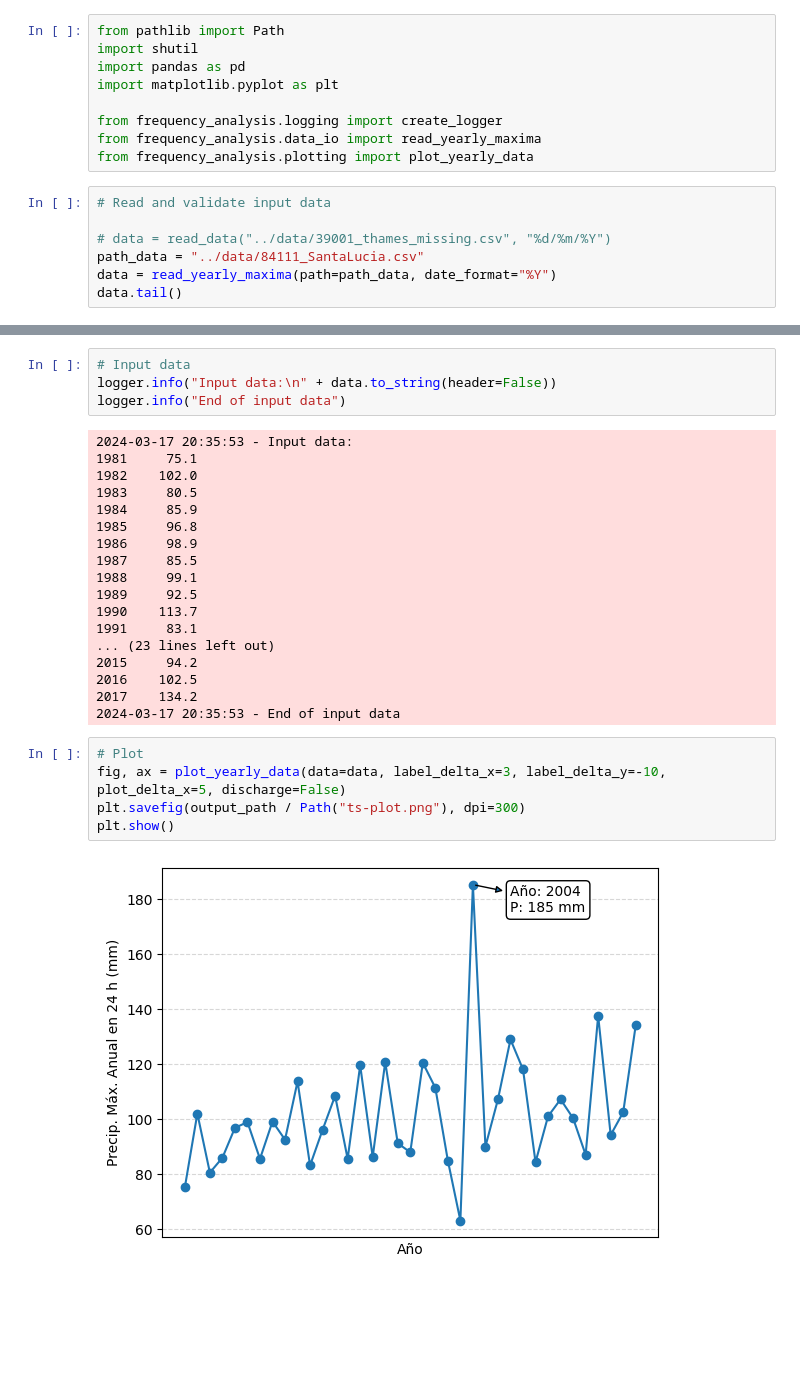
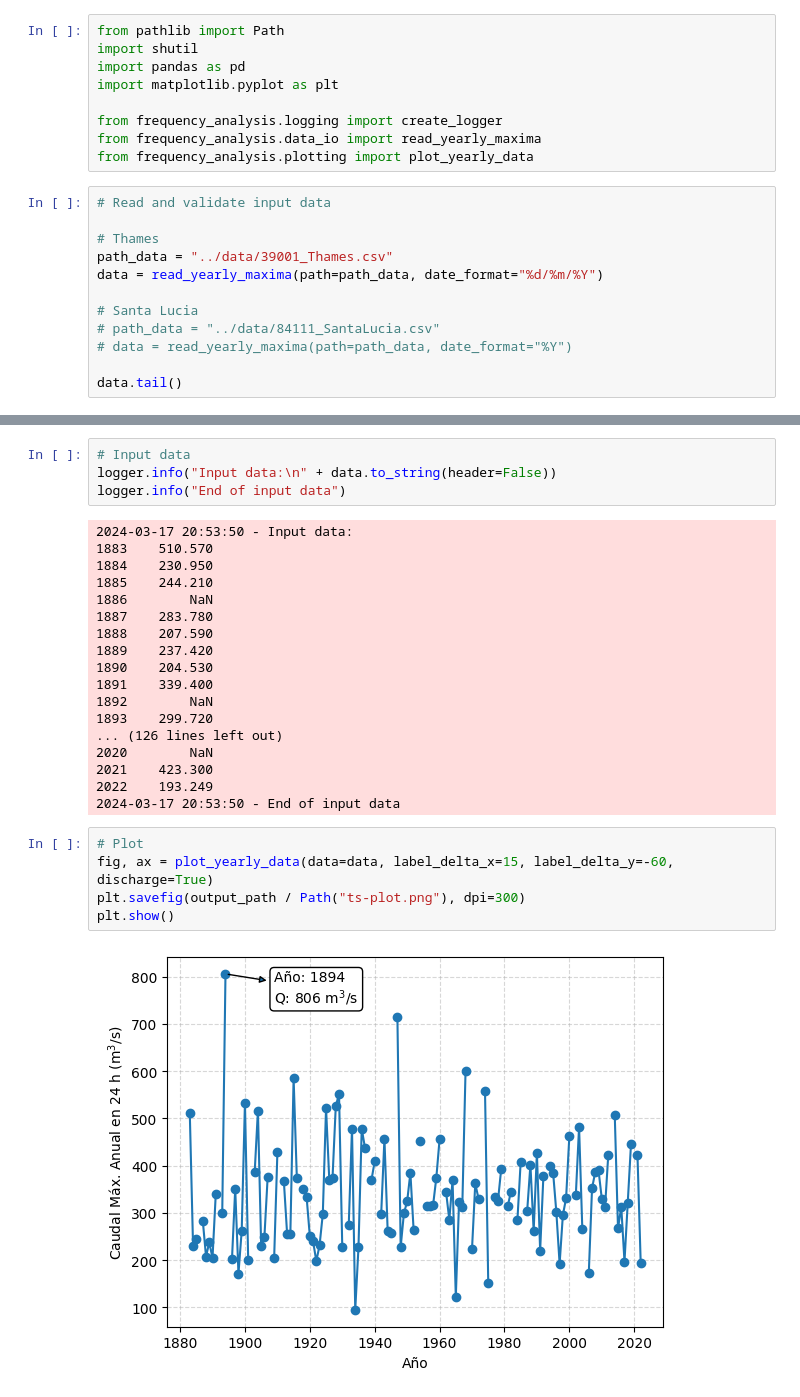
Before and after one commit to manuel-alvarez-chaves/FrequencyAnalysis, a Jupyter notebook: notebooks/frequency_analysis.ipynb, the cells around one changed output, grey strips where cells are left out. Cells and saved outputs as stored; diff of their text form; blank space fills up the shorter version.

Commit message:
Up to date notebook

```diff
--- a/notebooks/frequency_analysis.ipynb
+++ b/notebooks/frequency_analysis.ipynb
@@ -10,8 +10,13 @@ from frequency_analysis.plotting import plot_yearly_data
 # %%
 # Read and validate input data
 
-# data = read_data("../data/39001_thames_missing.csv", "%d/%m/%Y")
-path_data = "../data/84111_SantaLucia.csv"
-data = read_yearly_maxima(path=path_data, date_format="%Y")
+# Thames
+path_data = "../data/39001_Thames.csv"
+data = read_yearly_maxima(path=path_data, date_format="%d/%m/%Y")
+
+# Santa Lucia
+# path_data = "../data/84111_SantaLucia.csv"
+# data = read_yearly_maxima(path=path_data, date_format="%Y")
+
 data.tail()
 # %% [output]
@@ -41,27 +47,27 @@ logger.info(f"Started analysis of {name}")
 logger.info("Input data:\n" + data.to_string(header=False))
 logger.info("End of input data")
 # %% [output]
-2024-03-17 20:35:53 - Input data:
-1981     75.1
-1982    102.0
-1983     80.5
-1984     85.9
-1985     96.8
-1986     98.9
-1987     85.5
-1988     99.1
-1989     92.5
-1990    113.7
-1991     83.1
-... (23 lines left out)
-2015     94.2
-2016    102.5
-2017    134.2
-2024-03-17 20:35:53 - End of input data
+2024-03-17 20:53:50 - Input data:
+1883    510.570
+1884    230.950
+1885    244.210
+1886        NaN
+1887    283.780
+1888    207.590
+1889    237.420
+1890    204.530
+1891    339.400
+1892        NaN
+1893    299.720
+... (126 lines left out)
+2020        NaN
+2021    423.300
+2022    193.249
+2024-03-17 20:53:50 - End of input data
 # %%
 # Plot
-fig, ax = plot_yearly_data(data=data, label_delta_x=3, label_delta_y=-10, plot_delta_x=5, discharge=False)
+fig, ax = plot_yearly_data(data=data, label_delta_x=15, label_delta_y=-60, discharge=True)
 plt.savefig(output_path / Path("ts-plot.png"), dpi=300)
 plt.show()
 # %% [output]
-[figure, old version]
+[figure, new version]
```
Also changed, not shown: parts of 2 cells of this notebook.
